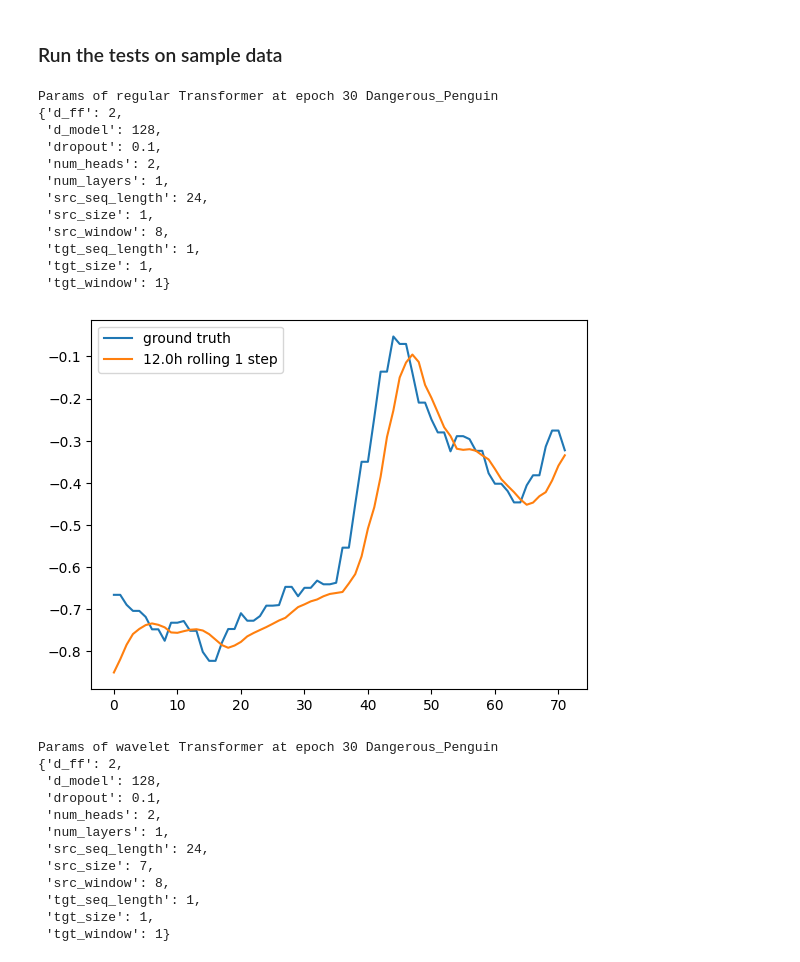
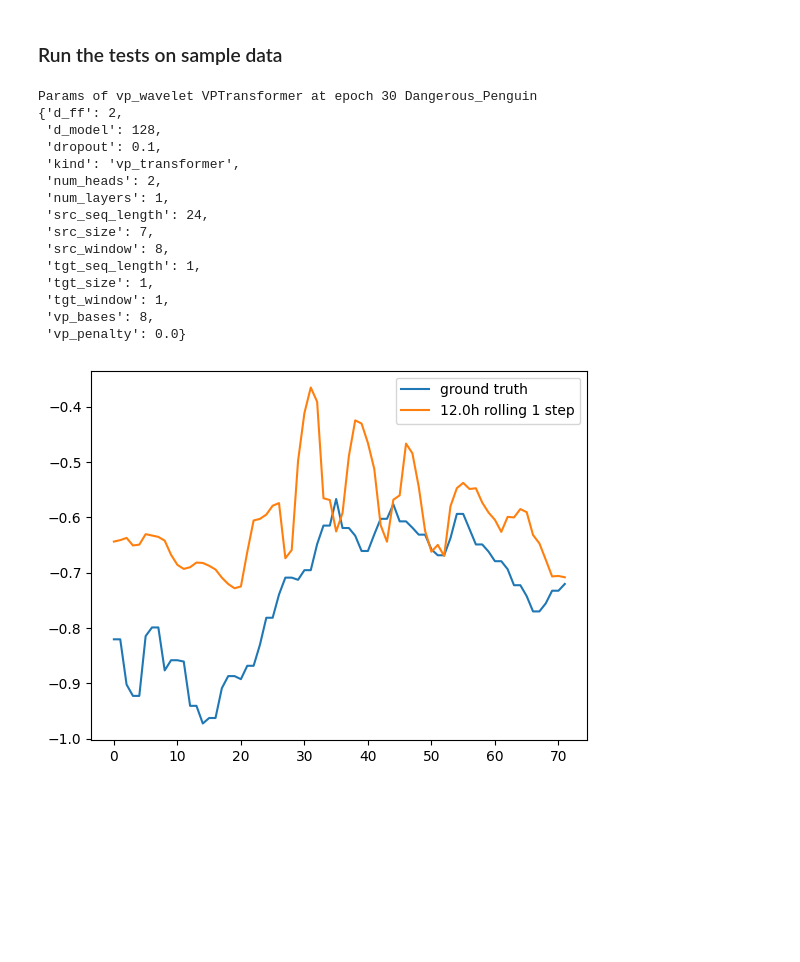
Before and after one commit to aszfaltos/wp_former, a Jupyter notebook: model_eval.ipynb, the cells around one changed output. Cells and saved outputs as stored; diff of their text form; code cells hidden in the pictures; blank space fills up the shorter version.

Commit message:
Training and testing VPTransformer

```diff
--- a/model_eval.ipynb
+++ b/model_eval.ipynb
@@ -18,12 +18,12 @@ from signal_decomposition import eemd, wavelet
 # %% [markdown]
 ## Load models
 # %%
-load_params = [{'test': 'regular', 'name': 'Dangerous_Penguin', 'epoch': 30, 'model_type': Transformer},
+load_params = [#{'test': 'regular', 'name': 'Dangerous_Penguin', 'epoch': 30, 'model_type': Transformer},
                #{'test': 'eemd', 'name': 'Annoyed_Turtle', 'epoch': 30, 'model_type': Transformer},
-               {'test': 'wavelet', 'name': 'Dangerous_Penguin', 'epoch': 30, 'model_type': Transformer}]
+               {'test': 'vp_wavelet', 'name': 'Dangerous_Penguin', 'epoch': 30, 'model_type': VPTransformer}]
 
 post_processors = [lambda x : x,
-                   lambda x : x,
+                   #lambda x : x,
                    #lambda x : torch.sum(x, dim=-1),
                    #lambda x : torch.sum(x, dim=-1)]
                    ]
@@ -105,7 +94,7 @@ df
 # %%
 df = data_loader.load_mavir_data('data/mavir_data/mavir.csv')
 df['Power'] = utils.min_max_norm(df['Power'])
-sample = utils.sample(df, 1000, start_idx=10000)
+sample = utils.sample(df, 1000, start_idx=0)
 # %% [markdown]
 ### Create datasets for models
 # %%
@@ -114,10 +103,11 @@ sample = utils.sample(df, 1000, start_idx=10000)
 
 data = {#'regular': np.array(sample['Power'].to_numpy()[..., np.newaxis], dtype=np.float32),
         #'eemd': np.array(np.concatenate([decomposed.get_imfs().transpose(), decomposed.get_residue()[..., np.newaxis]], dtype=np.float32, axis=1)),
-        'wavelet': sample['Power'].to_numpy(),
-        'regular': sample['Power'].to_numpy()}
+        'vp_wavelet': sample['Power'].to_numpy(),
+        # 'regular': sample['Power'].to_numpy()}
+}
 
-preprocessors = {'wavelet': wavelet.WaveletPreprocessor('db2'), 'regular': None}
+preprocessors = {'vp_wavelet': wavelet.WaveletPreprocessor('db2'), 'regular': None}
 
 datasets = {}
 
@@ -131,7 +121,7 @@ for load_param, model in zip(load_params, trained):
 # %% [markdown]
 ### Run the tests on sample data
 # %%
-shift, look_back, pred, rolling = 0, 24, 1, 72
+shift, look_back, pred, rolling = 100, 24, 1, 72
 
 def predict_with_model(prediction_model, dataset, post_processor):
     ones = torch.ones(1, 1, dataset[0][1].shape[-1])
@@ -143,46 +133,37 @@ def predict_with_model(prediction_model, dataset, post_processor):
             out = ones
             for i in range(pred):
                 out = torch.concatenate((ones, prediction_model(dataset[shift_offset][0].unsqueeze(0), out)), dim=1)
 
             p.append(post_processor(dataset.get_sequence_from_y_windows(out[:, 1:, :].detach())))
             gt.append(post_processor(dataset.get_sequence_from_y_windows(dataset[shift_offset][1])))
 
     return gt, p
 
 
 for load_param, model, post in zip(load_params, trained, post_processors):
     print_params(**load_param, params=model['params'])
     ground_truth, predicted = predict_with_model(model['model'], datasets[load_param['test']], post)
     predicted = np.array(predicted).reshape(rolling)
     ground_truth = np.array(ground_truth).reshape(rolling)
 
     plt.plot(ground_truth, label='ground truth')
     plt.plot(predicted, label=f'{rolling*10/60}h rolling {pred} step')
     plt.legend()
     plt.show()
 # %% [output]
-Params of regular Transformer at epoch 30 Dangerous_Penguin
+Params of vp_wavelet VPTransformer at epoch 30 Dangerous_Penguin
 {'d_ff': 2,
  'd_model': 128,
  'dropout': 0.1,
+ 'kind': 'vp_transformer',
  'num_heads': 2,
  'num_layers': 1,
  'src_seq_length': 24,
- 'src_size': 1,
+ 'src_size': 7,
  'src_window': 8,
  'tgt_seq_length': 1,
  'tgt_size': 1,
- 'tgt_window': 1}
+ 'tgt_window': 1,
+ 'vp_bases': 8,
+ 'vp_penalty': 0.0}
-[figure, old version]
+[figure, new version]
-Params of wavelet Transformer at epoch 30 Dangerous_Penguin
-{'d_ff': 2,
- 'd_model': 128,
- 'dropout': 0.1,
- 'num_heads': 2,
- 'num_layers': 1,
- 'src_seq_length': 24,
- 'src_size': 7,
- 'src_window': 8,
- 'tgt_seq_length': 1,
- 'tgt_size': 1,
- 'tgt_window': 1}
```
Also changed, not shown: parts of 4 cells of this notebook, 6 other files.
